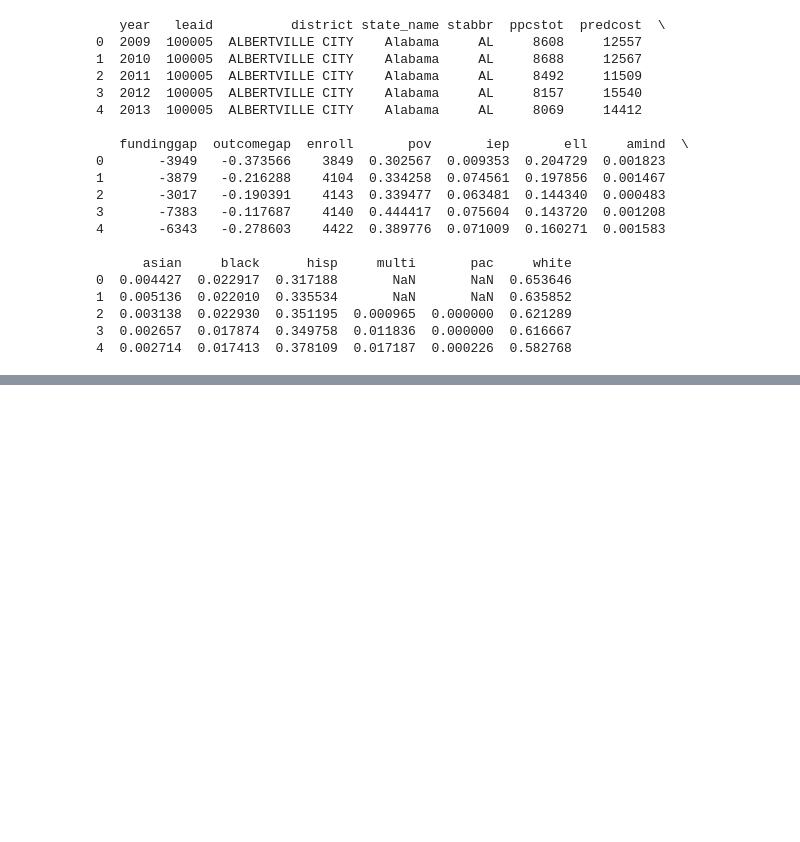
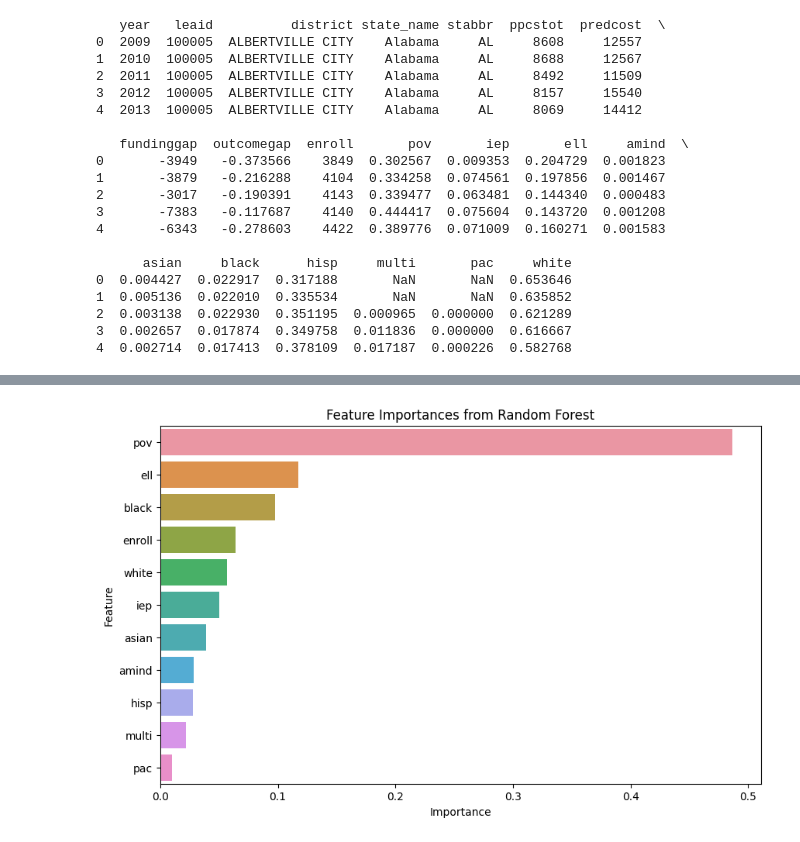
Before and after one commit to mwhiteaz/SchoolFunding, a Jupyter notebook: schoolfundingeda-10-10.ipynb, the cells around one changed output, grey strips where cells are left out. Saved outputs shown, nothing was run; the diff lists cells and outputs as text; code cells hidden in the pictures; blank space fills up the shorter version.

```diff
--- a/schoolfundingeda-10-10.ipynb
+++ b/schoolfundingeda-10-10.ipynb
@@ -298,3 +364,16 @@ print(f"R-squared: {r2}")
+# %%
+importances = rf_model.feature_importances_
+feature_names = X_train.columns if hasattr(X_train, 'columns') else [f'Feature {i}' for i in range(len(importances))]
+feat_imp_df = pd.DataFrame({'Feature': feature_names, 'Importance': importances})
+feat_imp_df = feat_imp_df.sort_values(by='Importance', ascending=False)
+
+# Plot
+plt.figure(figsize=(10,6))
+sns.barplot(x='Importance', y='Feature', data=feat_imp_df)
+plt.title('Feature Importances from Random Forest')
+plt.show()
+# %% [output]
+[figure, added]
 # %%
 # Get feature importance from the Random Forest model
 feature_importance = rf_model.feature_importances_
```
Also changed, not shown: parts of 15 cells of this notebook.
